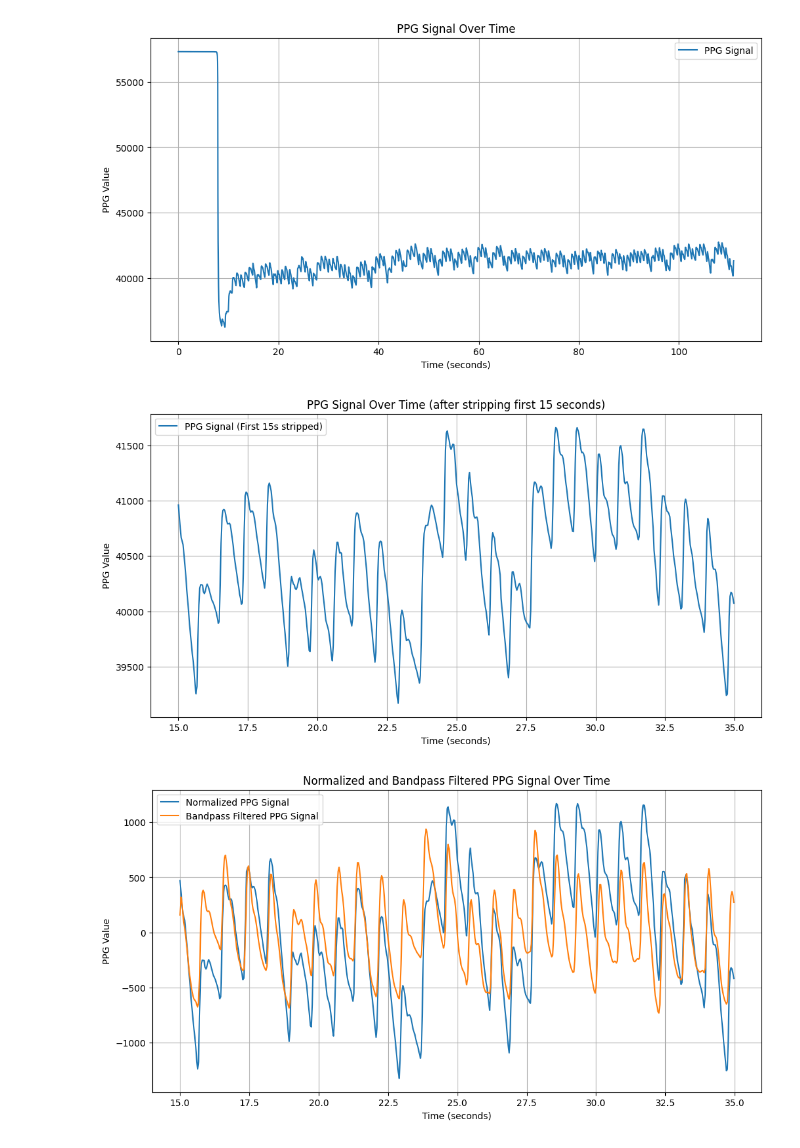
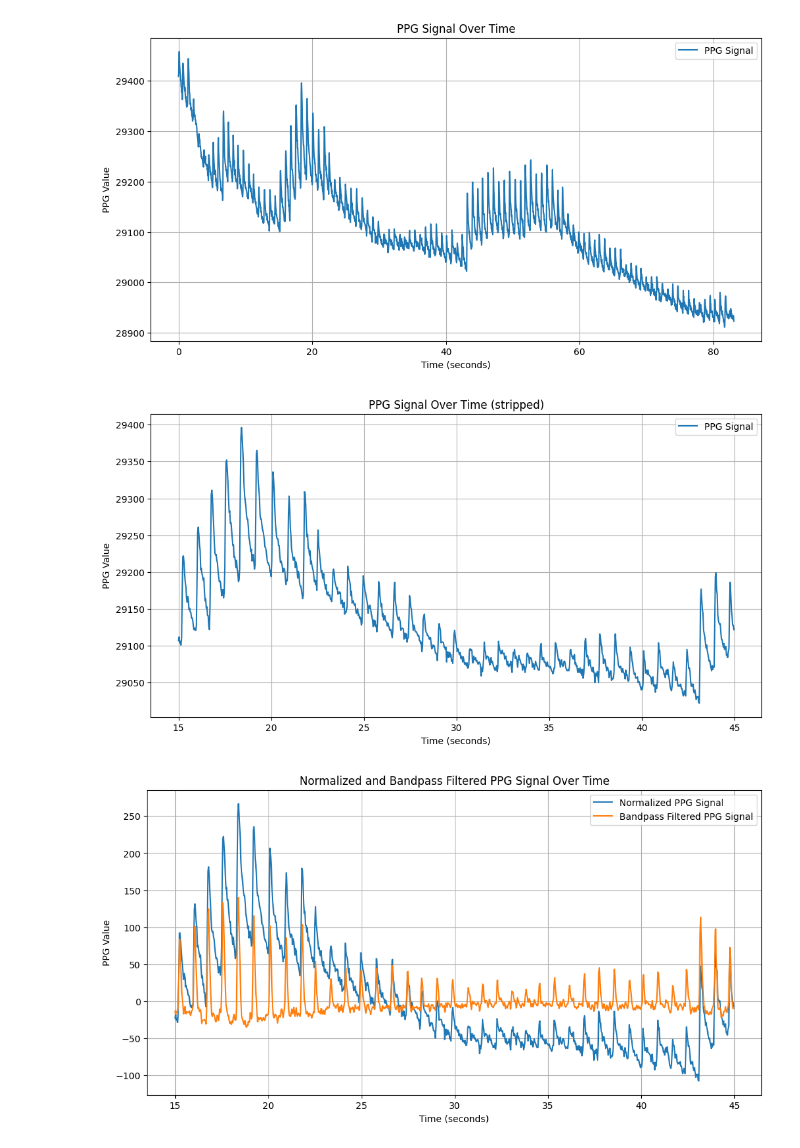
Before and after one commit to EmanuelMairoll/VitalVision, a Jupyter notebook: signal/VitalVision-signal-playground/notebooks/01_ppg_tests.ipynb, the cells around one changed output. Saved outputs shown, nothing was run; the diff lists cells and outputs as text; code cells hidden in the pictures.

```diff
--- a/signal/VitalVision-signal-playground/notebooks/01_ppg_tests.ipynb
+++ b/signal/VitalVision-signal-playground/notebooks/01_ppg_tests.ipynb
@@ -1,22 +1,18 @@
 # %%
 # Parameters
 
-file_path = 'data/PPG2 18.04.2024 at 11:05.bin'
-#file_path = 'data/PPG2 18.04.2024 at 15:35.bin'
+#file_path = 'data/PPG2 18.04.2024 at 11:05.bin'
+file_path = 'data/PPG2 18.04.2024 at 15:35.bin'
 #file_path = 'data/PPG2 18.04.2024 at 16:35.bin'
 
 
 samples_to_strip = 15 * 30  # 15 seconds * 30 Hz
-sample_amount = 20 * 30 # 20 seconds * 30 Hz
+sample_amount = 30 * 30 # 20 seconds * 30 Hz
 # %%
-## %matplotlib notebook
-
-
 import numpy as np
 import matplotlib.pyplot as plt
 
-# Load the binary file
-
+## TODO: why is the data negative?
 data = -np.fromfile(file_path, dtype=np.uint16)
 
 # Create a time axis in seconds (data sampled at 30 Hz)
@@ -32,22 +28,21 @@ plt.legend()
 plt.grid(True)
 plt.show()
 # %% [output]
-[figure, old version]
+[figure, new version]
 # %%
 stripped_data = data[samples_to_strip:samples_to_strip+sample_amount]
 stripped_time = time[samples_to_strip:samples_to_strip+sample_amount]
 
-# Plot the stripped PPG data
 plt.figure(figsize=(12, 6))
-plt.plot(stripped_time, stripped_data, label='PPG Signal (First 15s stripped)')
+plt.plot(stripped_time, stripped_data, label='PPG Signal')
 plt.xlabel('Time (seconds)')
 plt.ylabel('PPG Value')
-plt.title('PPG Signal Over Time (after stripping first 15 seconds)')
+plt.title('PPG Signal Over Time (stripped)')
 plt.legend()
 plt.grid(True)
 plt.show()
 # %% [output]
-[figure, old version]
+[figure, new version]
 # %%
 # Normalize the PPG data (subtract mean and divide by standard deviation)
 
@@ -60,36 +55,33 @@ normalized_data = (stripped_data - mean_data) #/ std_data
 # %%
 from scipy.signal import butter, lfilter
 
 def butter_bandpass(lowcut, highcut, fs, order=5):
     return butter(order, [lowcut, highcut], fs=fs, btype='band')
 
 def butter_bandpass_filter(data, lowcut, highcut, fs, order=5):
     b, a = butter_bandpass(lowcut, highcut, fs, order=order)
     y = lfilter(b, a, data)
     return y
 
 
-# Define the bandpass filter parameters
-lowcut = 0.5  # Low frequency bound in Hz
-highcut = 5  # High frequency bound in Hz
-fs = 30.0  # Sampling frequency in Hz
-order = 1  # Filter order
+lowcut = 1
+highcut = 10
+fs = 30.0
+order = 1
 
-# Filter the PPG data
 filtered_data = butter_bandpass_filter(normalized_data, lowcut, highcut, fs, order=order)
 
-# Plot both the normalized and filtered PPG data
 plt.figure(figsize=(12, 6))
 plt.plot(stripped_time, normalized_data, label='Normalized PPG Signal')
 plt.plot(stripped_time, filtered_data, label='Bandpass Filtered PPG Signal')
 plt.xlabel('Time (seconds)')
 plt.ylabel('PPG Value')
 plt.title('Normalized and Bandpass Filtered PPG Signal Over Time')
 plt.legend()
 plt.grid(True)
 plt.show()
 # %% [output]
-[figure, old version]
+[figure, new version]
 # %%
 def minimum_filter(data, window_size):
     n = len(data)
```
Also changed, not shown: parts of 8 cells of this notebook.
